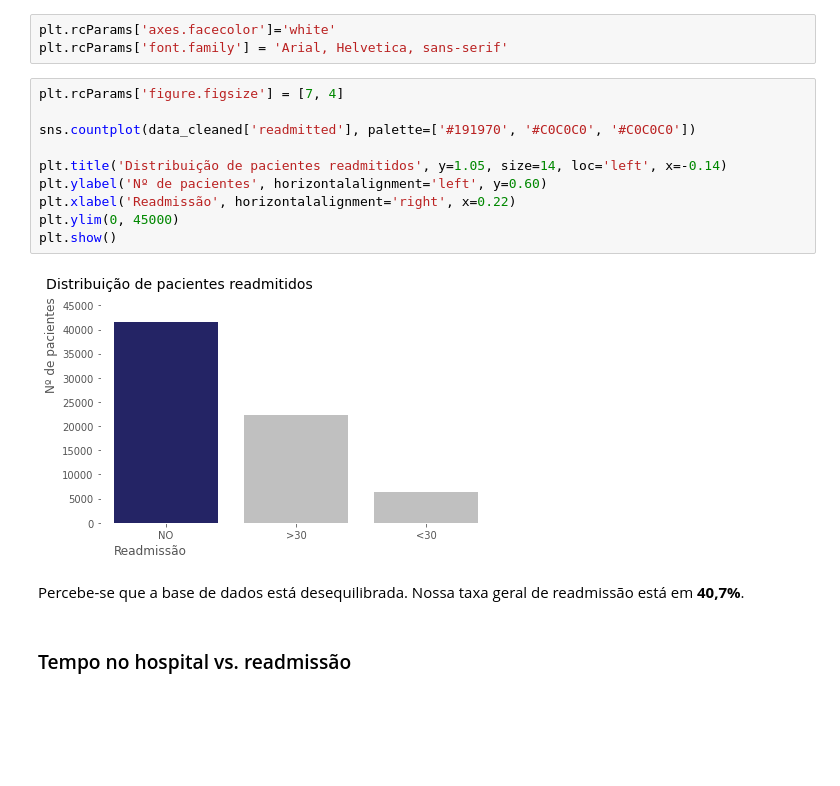
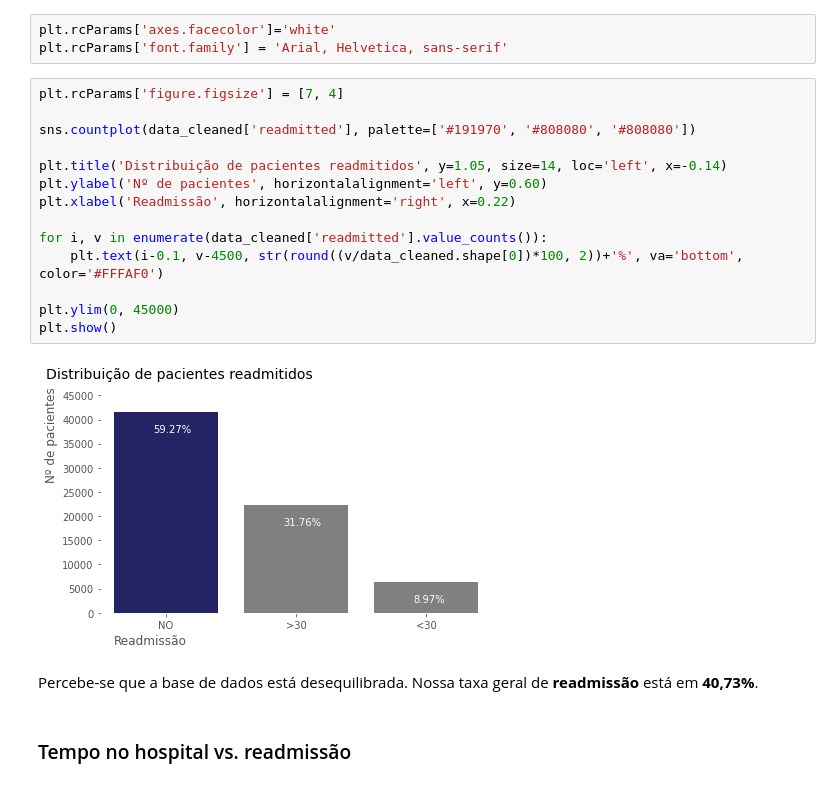
Before and after one commit to LilianeAquino/aed_projeto_3, a Jupyter notebook: template.ipynb, the cells around one changed output. Saved outputs shown, nothing was run; the diff lists cells and outputs as text; blank space fills up the shorter version.

Commit message:
Finalizada a análise dos dados

```diff
--- a/template.ipynb
+++ b/template.ipynb
@@ -529,17 +529,21 @@ plt.rcParams['font.family'] = 'Arial, Helvetica, sans-serif'
 # %%
 plt.rcParams['figure.figsize'] = [7, 4]
 
-sns.countplot(data_cleaned['readmitted'], palette=['#191970', '#C0C0C0', '#C0C0C0'])
+sns.countplot(data_cleaned['readmitted'], palette=['#191970', '#808080', '#808080'])
 
 plt.title('Distribuição de pacientes readmitidos', y=1.05, size=14, loc='left', x=-0.14)
 plt.ylabel('Nº de pacientes', horizontalalignment='left', y=0.60)
 plt.xlabel('Readmissão', horizontalalignment='right', x=0.22)
+
+for i, v in enumerate(data_cleaned['readmitted'].value_counts()):
+    plt.text(i-0.1, v-4500, str(round((v/data_cleaned.shape[0])*100, 2))+'%', va='bottom', color='#FFFAF0')
+
 plt.ylim(0, 45000)
 plt.show()
 # %% [output]
-[figure, old version]
+[figure, new version]
 # %% [markdown]
-Percebe-se que a base de dados está desequilibrada. Nossa taxa geral de readmissão está em **40,7%**.
+Percebe-se que a base de dados está desequilibrada. Nossa taxa geral de **readmissão** está em **40,73%**.
 # %% [markdown]
 ### Tempo no hospital vs. readmissão
 # %%
```
Also changed, not shown: parts of 24 cells of this notebook.
